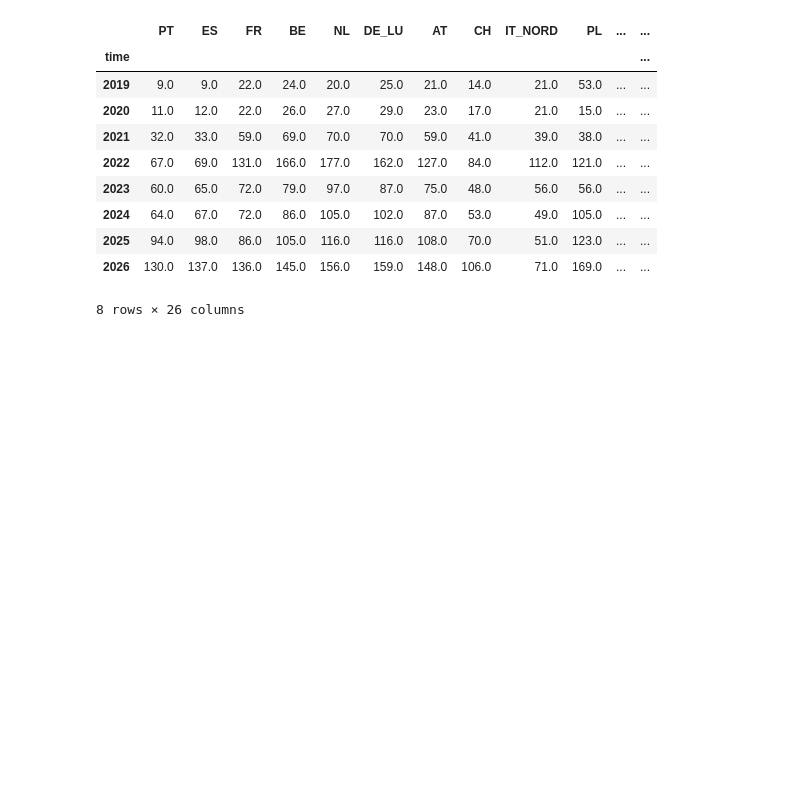
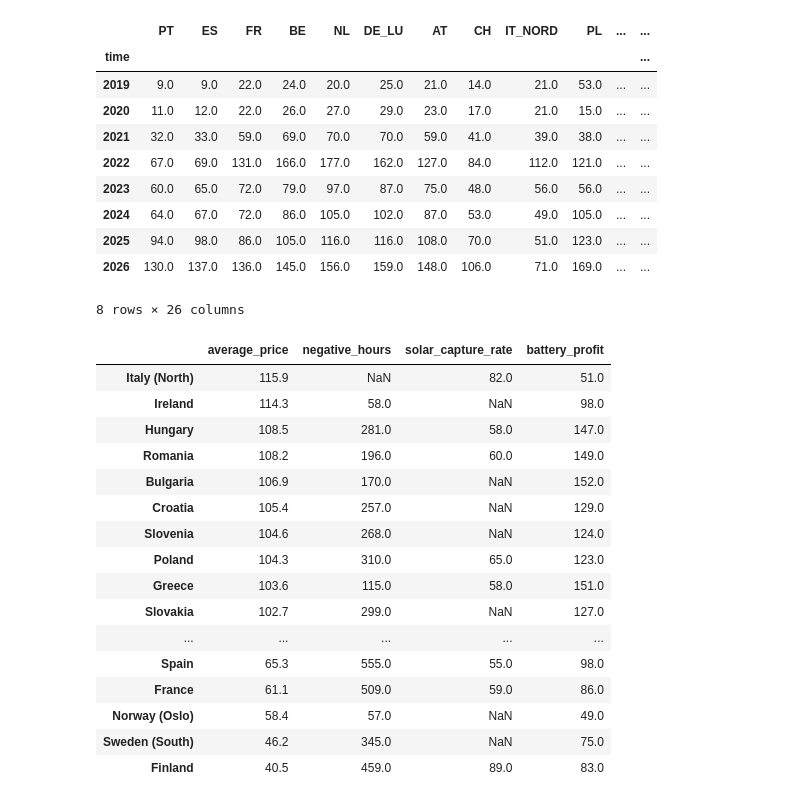
Before and after one commit to josepaulonunes/european-electricity-tracker, a Jupyter notebook: notebooks/08_europe_analysis.ipynb, the cells around one changed output. Drawn from its saved outputs; the diff is of its cells as text; code cells hidden in the pictures; blank space fills up the shorter version.

Commit message:
Add 2025 summary table for Europe

```diff
--- a/notebooks/08_europe_analysis.ipynb
+++ b/notebooks/08_europe_analysis.ipynb
@@ -139,3 +139,32 @@ battery
 | 2025 | 94.0 | 98.0 | 86.0 | 105.0 | 116.0 | 116.0 | 108.0 | 70.0 | 51.0 | 123.0 | ... | ... |
 | 2026 | 130.0 | 137.0 | 136.0 | 145.0 | 156.0 | 159.0 | 148.0 | 106.0 | 71.0 | 169.0 | ... | ... |
 8 rows × 26 columns
+# %%
+# Summary table for 2025
+summary = pd.DataFrame({
+    "average_price": ranking["average_price"],
+    "negative_hours": negative["2025"],
+    "solar_capture_rate": capture.loc[2025],
+    "battery_profit": battery.loc["2025"],
+})
+summary = summary.sort_values("average_price", ascending=False).rename(index=names)
+summary.to_csv("../data/europe_summary_2025.csv")
+summary
+# %% [output]
+|  | average_price | negative_hours | solar_capture_rate | battery_profit |
+| Italy (North) | 115.9 | NaN | 82.0 | 51.0 |
+| Ireland | 114.3 | 58.0 | NaN | 98.0 |
+| Hungary | 108.5 | 281.0 | 58.0 | 147.0 |
+| Romania | 108.2 | 196.0 | 60.0 | 149.0 |
+| Bulgaria | 106.9 | 170.0 | NaN | 152.0 |
+| Croatia | 105.4 | 257.0 | NaN | 129.0 |
+| Slovenia | 104.6 | 268.0 | NaN | 124.0 |
+| Poland | 104.3 | 310.0 | 65.0 | 123.0 |
+| Greece | 103.6 | 115.0 | 58.0 | 151.0 |
+| Slovakia | 102.7 | 299.0 | NaN | 127.0 |
+| ... | ... | ... | ... | ... |
+| Spain | 65.3 | 555.0 | 55.0 | 98.0 |
+| France | 61.1 | 509.0 | 59.0 | 86.0 |
+| Norway (Oslo) | 58.4 | 57.0 | NaN | 49.0 |
+| Sweden (South) | 46.2 | 345.0 | NaN | 75.0 |
+| Finland | 40.5 | 459.0 | 89.0 | 83.0 |
```
